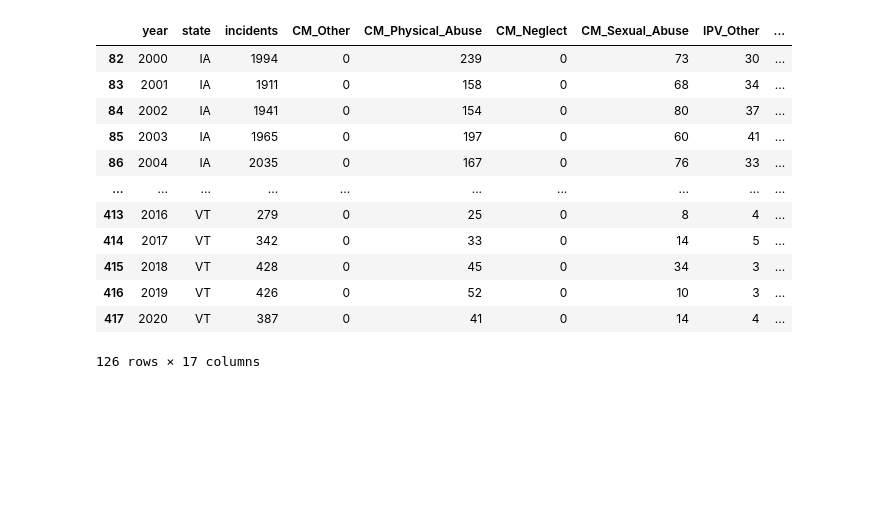
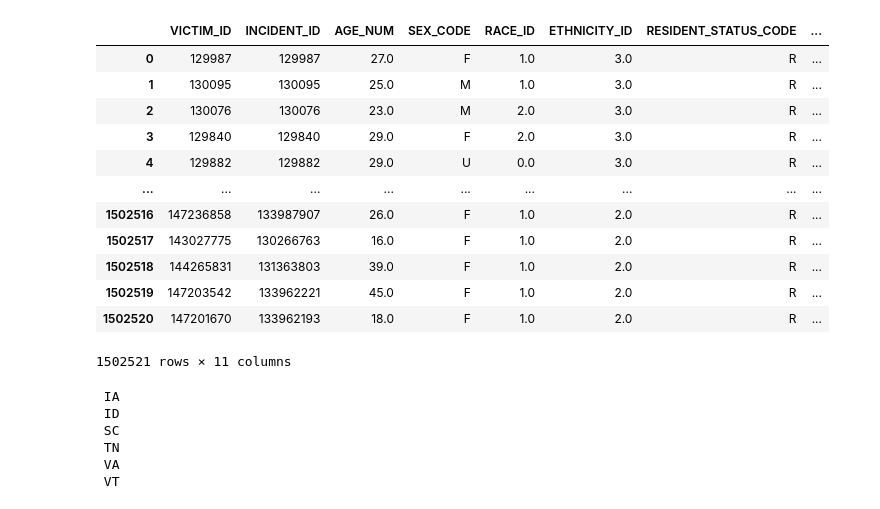
Before and after one commit to mitchv34/cdc_project, a Jupyter notebook: FBI_UCR/abc.ipynb, the cells around one changed output. Saved outputs shown, nothing was run; the diff lists cells and outputs as text; code cells hidden in the pictures; blank space fills up the shorter version.

```diff
--- a/FBI_UCR/abc.ipynb
+++ b/FBI_UCR/abc.ipynb
@@ -122,18 +122,62 @@ for g, d in stats_df.groupby("state"):
     if d.pct_population_covered.min() >= 0.80:
         states80.append(g)
 # %%
-stats_df[stats_df.state.isin(states80)]#.to_csv("/root/Work/cdc_project/FBI_UCR/data/stats_80_pct_population_covered.csv", index=False)
+stats_df[stats_df.state.isin(states80)].to_csv("/root/Work/cdc_project/FBI_UCR/data/stats_80_pct_population_covered.csv", index=False)
-# %% [output]
-|  | year | state | incidents | CM_Other | CM_Physical_Abuse | CM_Neglect | CM_Sexual_Abuse | IPV_Other | ... |
-| 82 | 2000 | IA | 1994 | 0 | 239 | 0 | 73 | 30 | ... |
-| 83 | 2001 | IA | 1911 | 0 | 158 | 0 | 68 | 34 | ... |
-| 84 | 2002 | IA | 1941 | 0 | 154 | 0 | 80 | 37 | ... |
-| 85 | 2003 | IA | 1965 | 0 | 197 | 0 | 60 | 41 | ... |
-| 86 | 2004 | IA | 2035 | 0 | 167 | 0 | 76 | 33 | ... |
-| ... | ... | ... | ... | ... | ... | ... | ... | ... | ... |
-| 413 | 2016 | VT | 279 | 0 | 25 | 0 | 8 | 4 | ... |
-| 414 | 2017 | VT | 342 | 0 | 33 | 0 | 14 | 5 | ... |
-| 415 | 2018 | VT | 428 | 0 | 45 | 0 | 34 | 3 | ... |
-| 416 | 2019 | VT | 426 | 0 | 52 | 0 | 10 | 3 | ... |
-| 417 | 2020 | VT | 387 | 0 | 41 | 0 | 14 | 4 | ... |
-126 rows × 17 columns
+# %%
+outcomes = pd.read_csv("/root/Work/cdc_project/FBI_UCR/data/outcomes.csv")
+# %%
+outcomes
+# %% [output]
+|  | VICTIM_ID | INCIDENT_ID | AGE_NUM | SEX_CODE | RACE_ID | ETHNICITY_ID | RESIDENT_STATUS_CODE | ... |
+| 0 | 129987 | 129987 | 27.0 | F | 1.0 | 3.0 | R | ... |
+| 1 | 130095 | 130095 | 25.0 | M | 1.0 | 3.0 | R | ... |
+| 2 | 130076 | 130076 | 23.0 | M | 2.0 | 3.0 | R | ... |
+| 3 | 129840 | 129840 | 29.0 | F | 2.0 | 3.0 | R | ... |
+| 4 | 129882 | 129882 | 29.0 | U | 0.0 | 3.0 | R | ... |
+| ... | ... | ... | ... | ... | ... | ... | ... | ... |
+| 1502516 | 147236858 | 133987907 | 26.0 | F | 1.0 | 2.0 | R | ... |
+| 1502517 | 143027775 | 130266763 | 16.0 | F | 1.0 | 2.0 | R | ... |
+| 1502518 | 144265831 | 131363803 | 39.0 | F | 1.0 | 2.0 | R | ... |
+| 1502519 | 147203542 | 133962221 | 45.0 | F | 1.0 | 2.0 | R | ... |
+| 1502520 | 147201670 | 133962193 | 18.0 | F | 1.0 | 2.0 | R | ... |
+1502521 rows × 11 columns
+# %%
+from  zipfile import ZipFile
+
+path = "/root/Work/cdc_project/FBI_UCR/data/compressed"
+files = os.listdir(path)
+files.sort()
+years = [str(i) for i in range(2000, 2021)]
+
+
+outcomes = pd.DataFrame()
+corruped_files = []
+
+agencies = pd.DataFrame()
+
+for state in states80:
+    files_state = [path + '/' + file for file in files if state in file and file[-8:-4] in years]
+    print(f"\n {state}", end=" ")
+    for zip_file in files_state:
+        if zip_file[-4:] != ".zip":
+            os.remove(zip_file)
+        z = ZipFile(zip_file)
+        agency_files = [z_i for z_i in  z.namelist() if "agencie" in z_i.lower()]
+        agency_data = pd.read_csv(z.open(agency_files[0]))
+        agency_data.rename(columns= lambda x : x.lower(), inplace=True)
+        agency_data.rename(columns={
+                                        "ncic_agency_name": "agency_name",
+                                        "ucr_agency_name" : "short_name",
+                                        "primary_county"  : "county_name",
+                                    },
+                            inplace=True)
+        agency_data.loc[:, "year"] = [int(zip_file[-8:-4])] * len(agency_data)
+        if len(agency_data) > 0:
+            agencies = agencies.append(agency_data)
+# %% [output]
+ IA
+ ID
+ SC
+ TN
+ VA
+ VT
```
Also changed, not shown: parts of 6 cells of this notebook, 54 other files.
